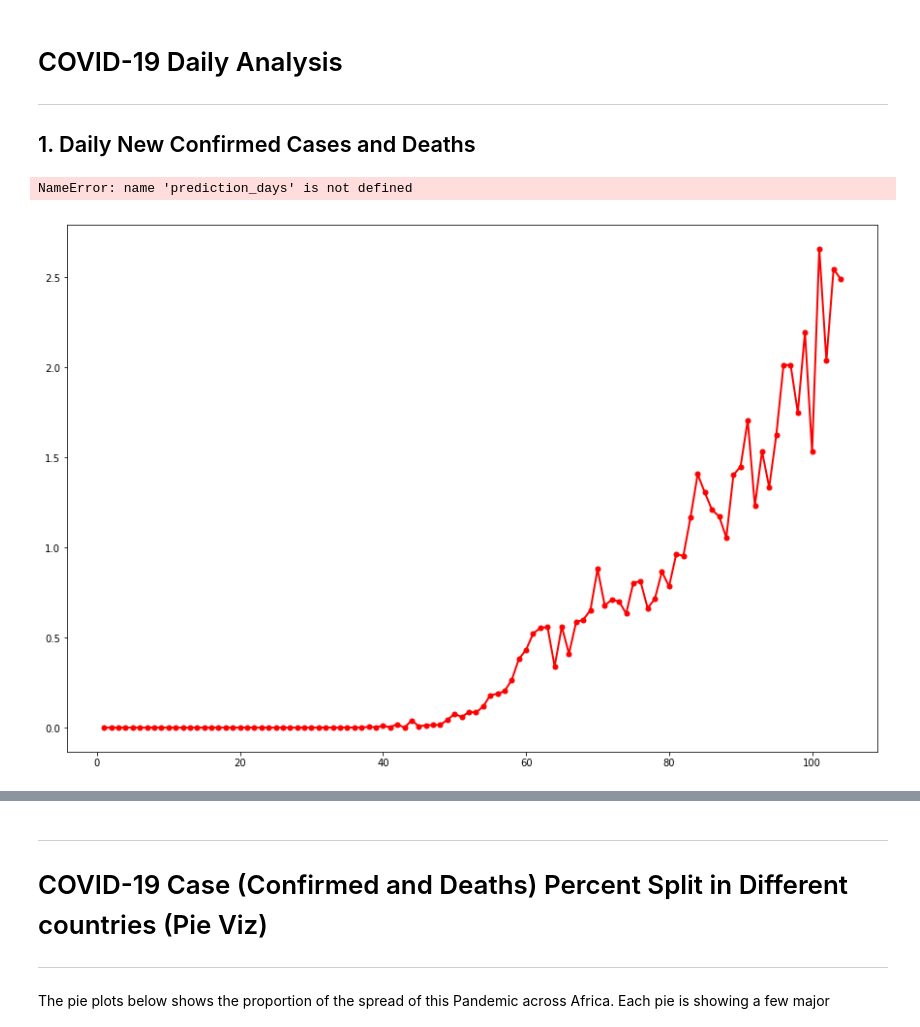
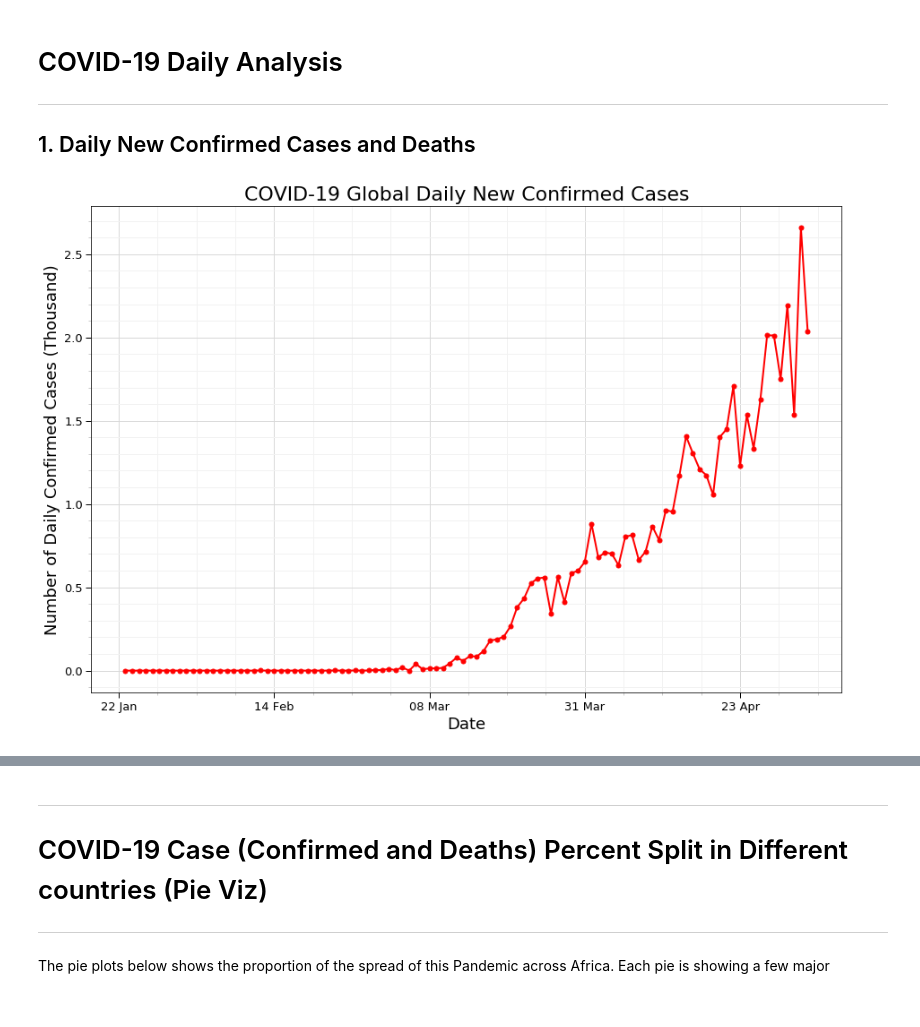
Before and after one commit to dsfsi/covid19africa, a Jupyter notebook: notebooks/Contribution to analysis submission 2.ipynb, the cells around one changed output, grey strips where cells are left out. Cells and saved outputs as stored; diff of their text form; code cells hidden in the pictures.

Commit message:
More Visualization

```diff
--- a/notebooks/Contribution to analysis submission 2.ipynb
+++ b/notebooks/Contribution to analysis submission 2.ipynb
@@ -557,7 +557,10 @@ plt.show()
 ## 1. Daily New Confirmed Cases and Deaths
 # %%
 # Data
+case_nums_country = df_confirmed.groupby("Country/Region").sum().drop(['Lat','Long'],axis =1).apply(lambda x: x[x > 0].count(), axis =0)
+d = [datetime.strptime(date,'%m/%d/%y').strftime("%d %b") for date in case_nums_country.index]
 thousand = 1000
+prediction_days = 10
 temp_data = np.nan_to_num(df_confirmed.sum()[5:].diff())
 
 
@@ -574,35 +577,34 @@ plt.plot(date,temp_data/thousand,"-.",color="red",**marker_style)
 
 nextdays = [(datetime.strptime(d[-1],'%d %b')+timedelta(days=i)).strftime("%d %b") for i in range(1,prediction_days+1)]
 total =d+nextdays
 
 # X-axis
 plt.xticks(list(np.arange(0,len(total),int(len(total)/5))),total[:-1:int(len(total)/5)]+[total[-1]])
 
 # Tick-Parameters
 ax.xaxis.set_minor_locator(ticker.AutoMinorLocator())
 ax.yaxis.set_minor_locator(ticker.AutoMinorLocator())
 ax.tick_params(which='both', width=1,labelsize=12)
 ax.tick_params(which='major', length=6)
 ax.tick_params(which='minor', length=3, color='0.8')
 
 # Grid
 plt.grid(lw = 1, ls = '-', c = "0.85", which = 'major')
 plt.grid(lw = 1, ls = '-', c = "0.95", which = 'minor')
 
 # Plot Title
 plt.title("COVID-19 Global Daily New Confirmed Cases",{'fontsize':22})
 
 # Axis Lable
 plt.xlabel("Date",fontsize =18)
 plt.ylabel("Number of Daily Confirmed Cases (Thousand)",fontsize =18)
 
 # plt.yscale("log")
 plt.tick_params(labelsize = 13)
 #plt.savefig(out+"daily confirmed cases global.png")
 plt.show()
 # %% [output]
-NameError: name 'prediction_days' is not defined
-[figure, old version]
+[figure, new version]
 # %%
 # Data
 temp_data = np.nan_to_num(df_deaths.sum()[5:].diff())
```
Also changed, not shown: parts of 3 cells of this notebook.
